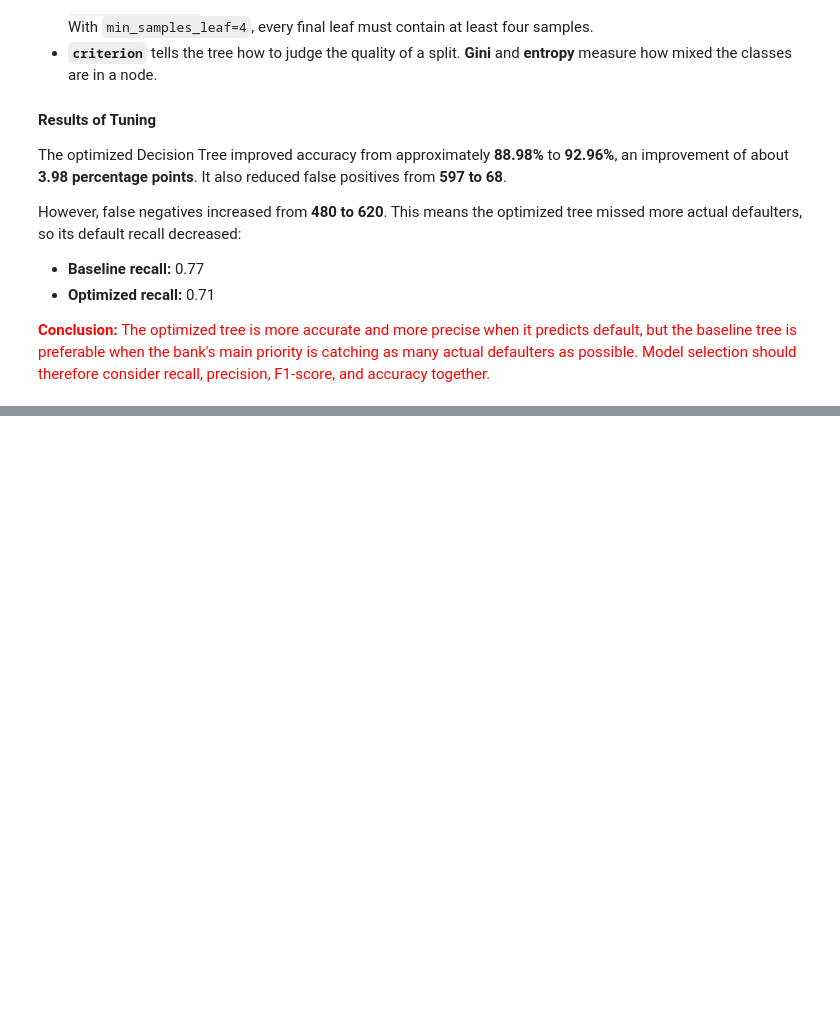
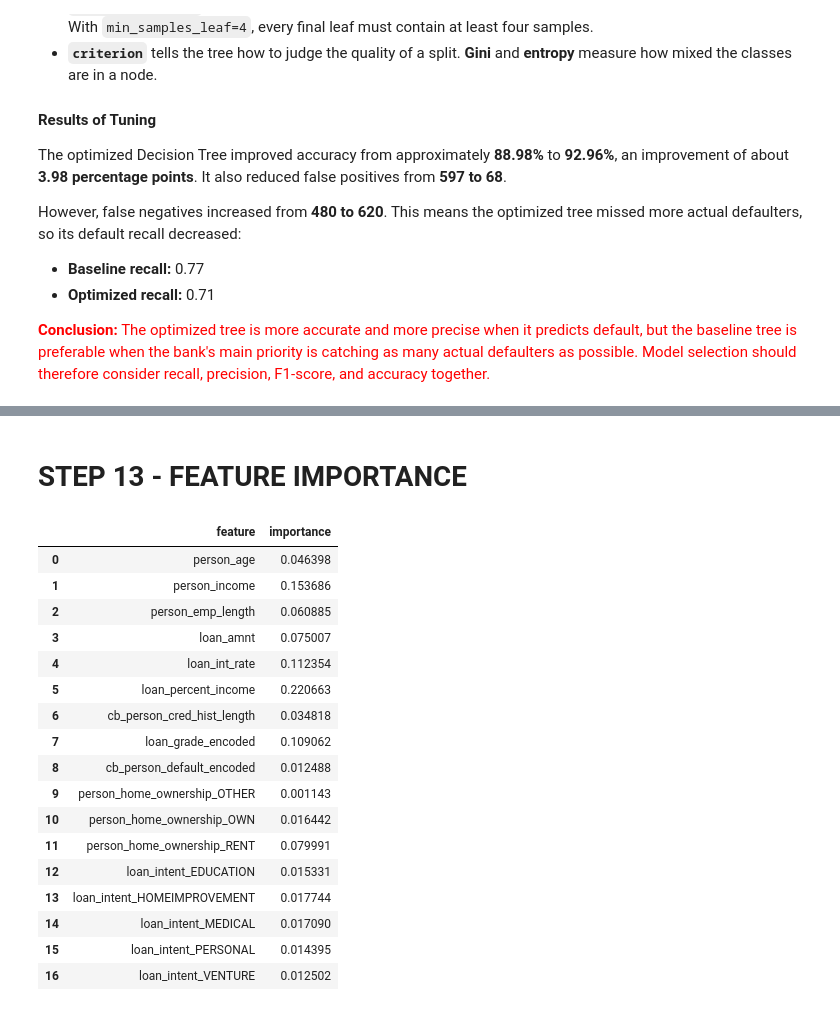
Before and after one commit to SomangIm/PROJECTS, a Jupyter notebook: credit-risk-prediction/credit-risk-default-prediction.ipynb, the cells around one changed output, grey strips where cells are left out. Cells and saved outputs as stored; diff of their text form; code cells hidden in the pictures; blank space fills up the shorter version.

```diff
--- a/credit-risk-prediction/credit-risk-default-prediction.ipynb
+++ b/credit-risk-prediction/credit-risk-default-prediction.ipynb
@@ -539,0 +646,27 @@ However, false negatives increased from **480 to 620**. This means the optimized
+# %% [markdown]
+# STEP 13 - FEATURE IMPORTANCE
+# %%
+feature_importance_df = pd.DataFrame({
+    "feature": x.columns,
+    "importance": rf_baseline.feature_importances_
+})
+feature_importance_df
+# %% [output]
+|  | feature | importance |
+| 0 | person_age | 0.046398 |
+| 1 | person_income | 0.153686 |
+| 2 | person_emp_length | 0.060885 |
+| 3 | loan_amnt | 0.075007 |
+| 4 | loan_int_rate | 0.112354 |
+| 5 | loan_percent_income | 0.220663 |
+| 6 | cb_person_cred_hist_length | 0.034818 |
+| 7 | loan_grade_encoded | 0.109062 |
+| 8 | cb_person_default_encoded | 0.012488 |
+| 9 | person_home_ownership_OTHER | 0.001143 |
+| 10 | person_home_ownership_OWN | 0.016442 |
+| 11 | person_home_ownership_RENT | 0.079991 |
+| 12 | loan_intent_EDUCATION | 0.015331 |
+| 13 | loan_intent_HOMEIMPROVEMENT | 0.017744 |
+| 14 | loan_intent_MEDICAL | 0.017090 |
+| 15 | loan_intent_PERSONAL | 0.014395 |
+| 16 | loan_intent_VENTURE | 0.012502 |
```
Also changed, not shown: parts of 16 cells of this notebook.
